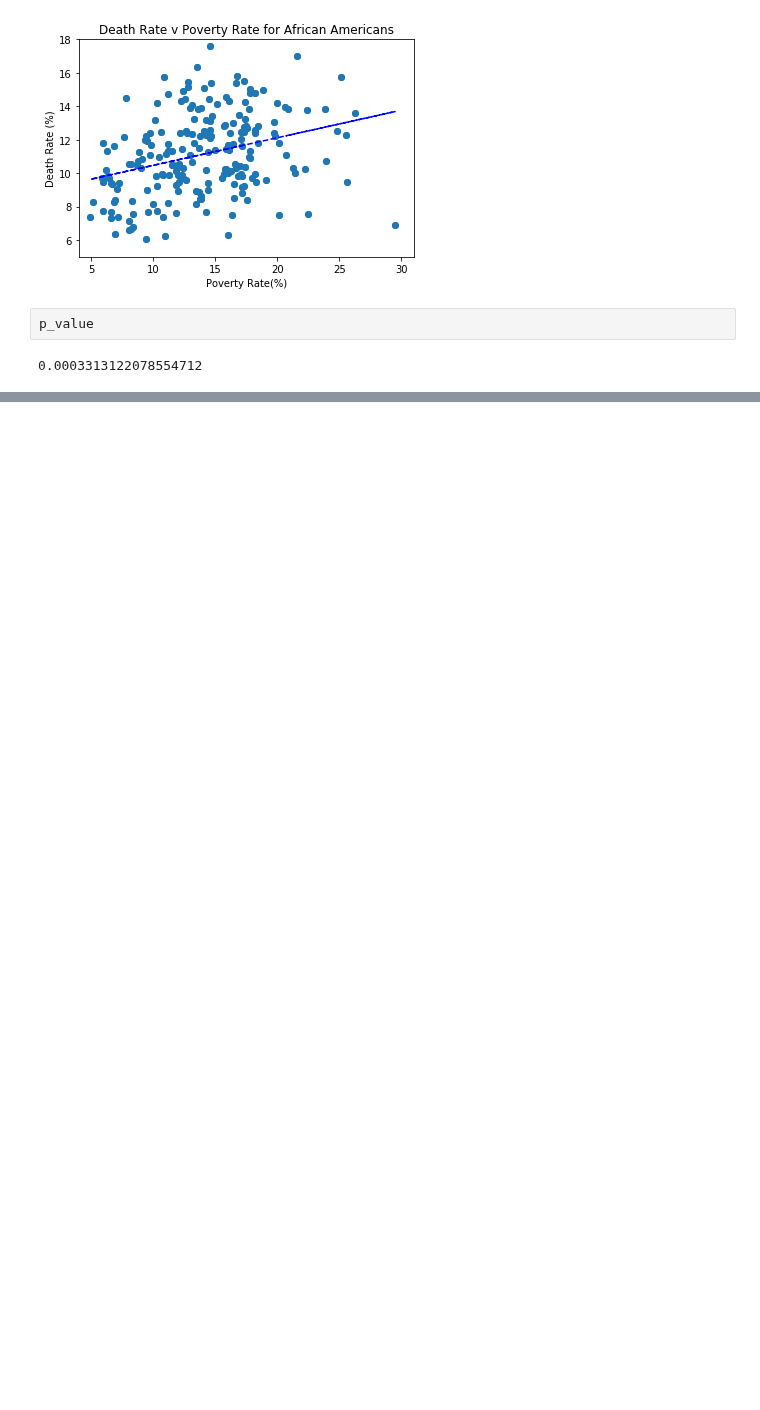
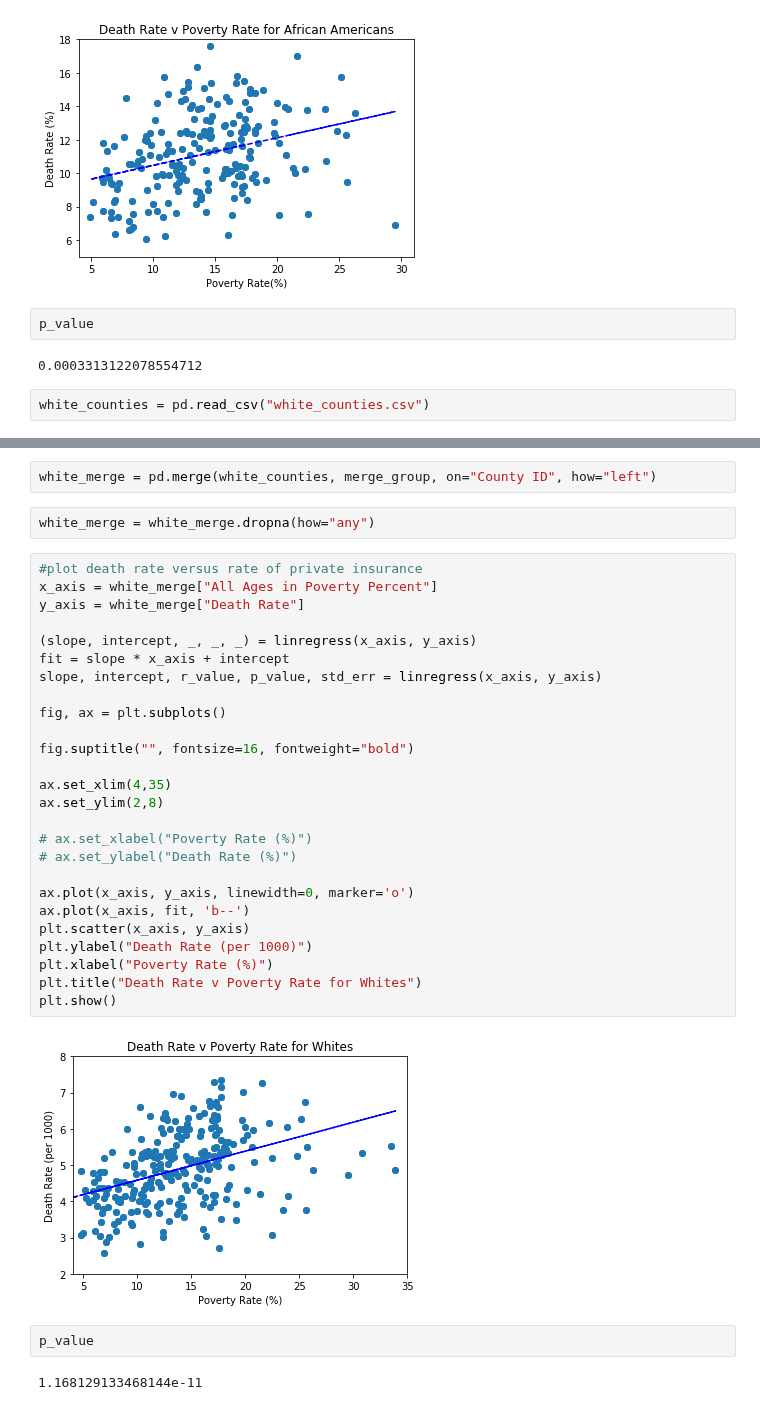
Before and after one commit to jasminajovanovic/IMR, a Jupyter notebook: Poverty.ipynb, the cells around one changed output, grey strips where cells are left out. Drawn from its saved outputs; the diff is of its cells as text; blank space fills up the shorter version.

```diff
--- a/Poverty.ipynb
+++ b/Poverty.ipynb
@@ -501,3 +501,5 @@ plt.show()
 p_value
 # %% [output]
 0.0003313122078554712
+# %%
+white_counties = pd.read_csv("white_counties.csv")
@@ -503,0 +515,36 @@ p_value
+# %%
+white_merge = pd.merge(white_counties, merge_group, on="County ID", how="left")
+# %%
+white_merge = white_merge.dropna(how="any")
+# %%
+#plot death rate versus rate of private insurance
+x_axis = white_merge["All Ages in Poverty Percent"]
+y_axis = white_merge["Death Rate"]
+
+(slope, intercept, _, _, _) = linregress(x_axis, y_axis)
+fit = slope * x_axis + intercept
+slope, intercept, r_value, p_value, std_err = linregress(x_axis, y_axis)
+
+fig, ax = plt.subplots()
+
+fig.suptitle("", fontsize=16, fontweight="bold")
+
+ax.set_xlim(4,35)
+ax.set_ylim(2,8)
+
+# ax.set_xlabel("Poverty Rate (%)")
+# ax.set_ylabel("Death Rate (%)")
+
+ax.plot(x_axis, y_axis, linewidth=0, marker='o')
+ax.plot(x_axis, fit, 'b--')
+plt.scatter(x_axis, y_axis)
+plt.ylabel("Death Rate (per 1000)")
+plt.xlabel("Poverty Rate (%)")
+plt.title("Death Rate v Poverty Rate for Whites")
+plt.show()
+# %% [output]
+[figure, added]
+# %%
+p_value
+# %% [output]
+1.168129133468144e-11
```
Also changed, not shown: parts of 6 cells of this notebook, 5 other files.
